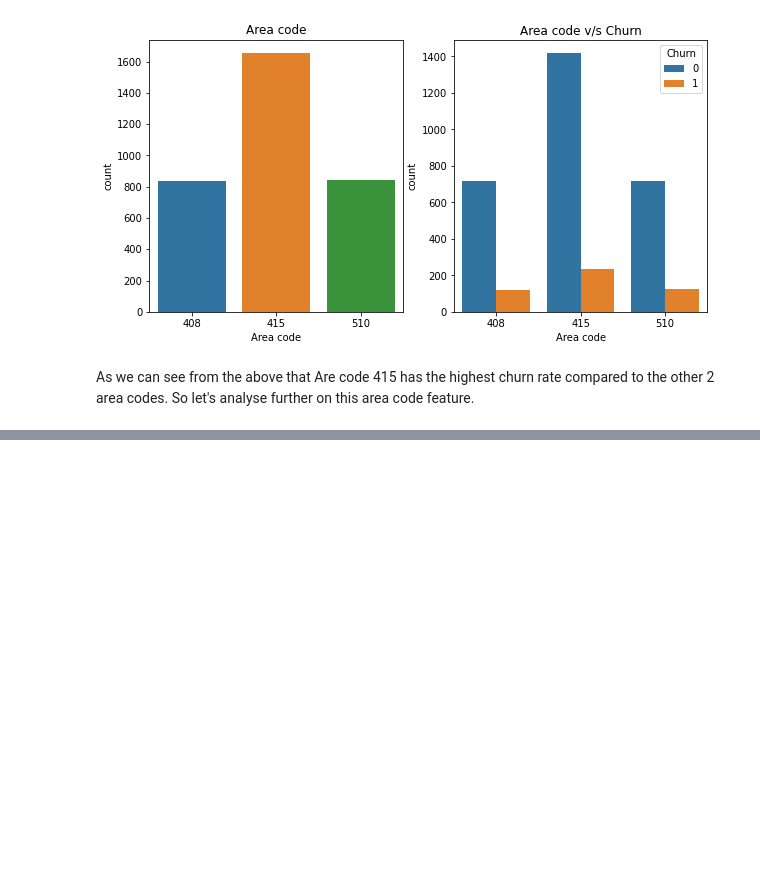
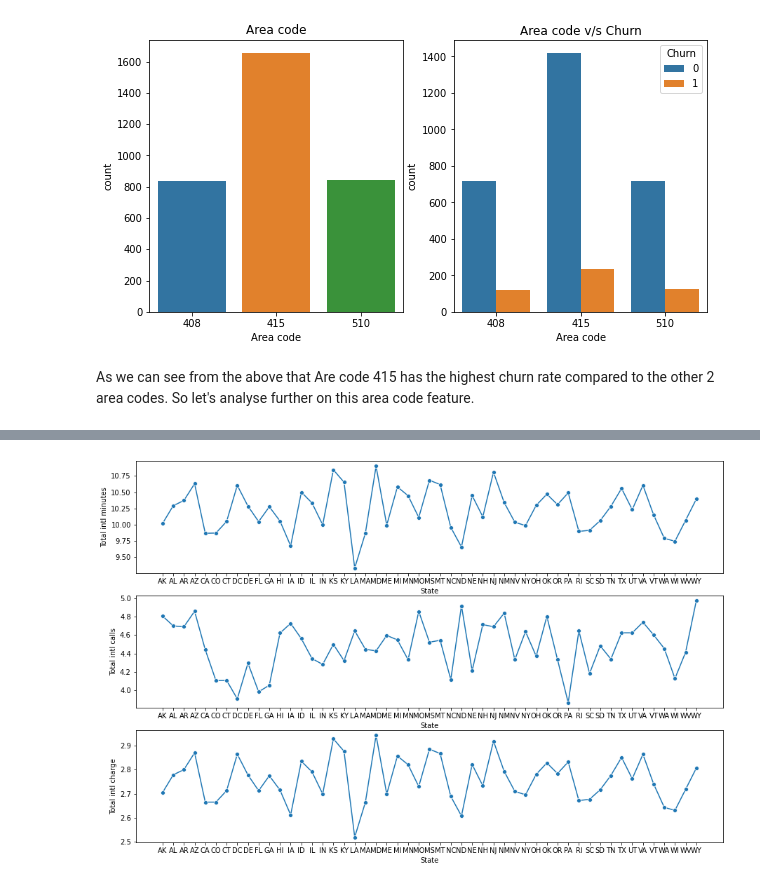
Before and after one commit to shyamsundar-v/Telecom-Churn-Analysis, a Jupyter notebook: Telecom_Churn_Analysis_Capstone_Project.ipynb, the cells around one changed output, grey strips where cells are left out. Drawn from its saved outputs; the diff is of its cells as text; code cells hidden in the pictures; blank space fills up the shorter version.

```diff
--- a/Telecom_Churn_Analysis_Capstone_Project.ipynb
+++ b/Telecom_Churn_Analysis_Capstone_Project.ipynb
@@ -475,0 +535,13 @@ As we can see from the above that Are code 415 has the highest churn rate compar
+# %%
+plt.figure(figsize=(15,10))
+
+plt.subplot(3,1,1)
+sns.lineplot(x='State',y='Total intl minutes',data=int_df,marker='o')
+plt.subplot(3,1,2)
+sns.lineplot(x='State',y='Total intl calls',data=int_df,marker='o')
+plt.subplot(3,1,3)
+sns.lineplot(x='State',y='Total intl charge',data=int_df,marker='o')
+
+plt.show();
+# %% [output]
+[figure, added]
```
Also changed, not shown: parts of 12 cells of this notebook.
